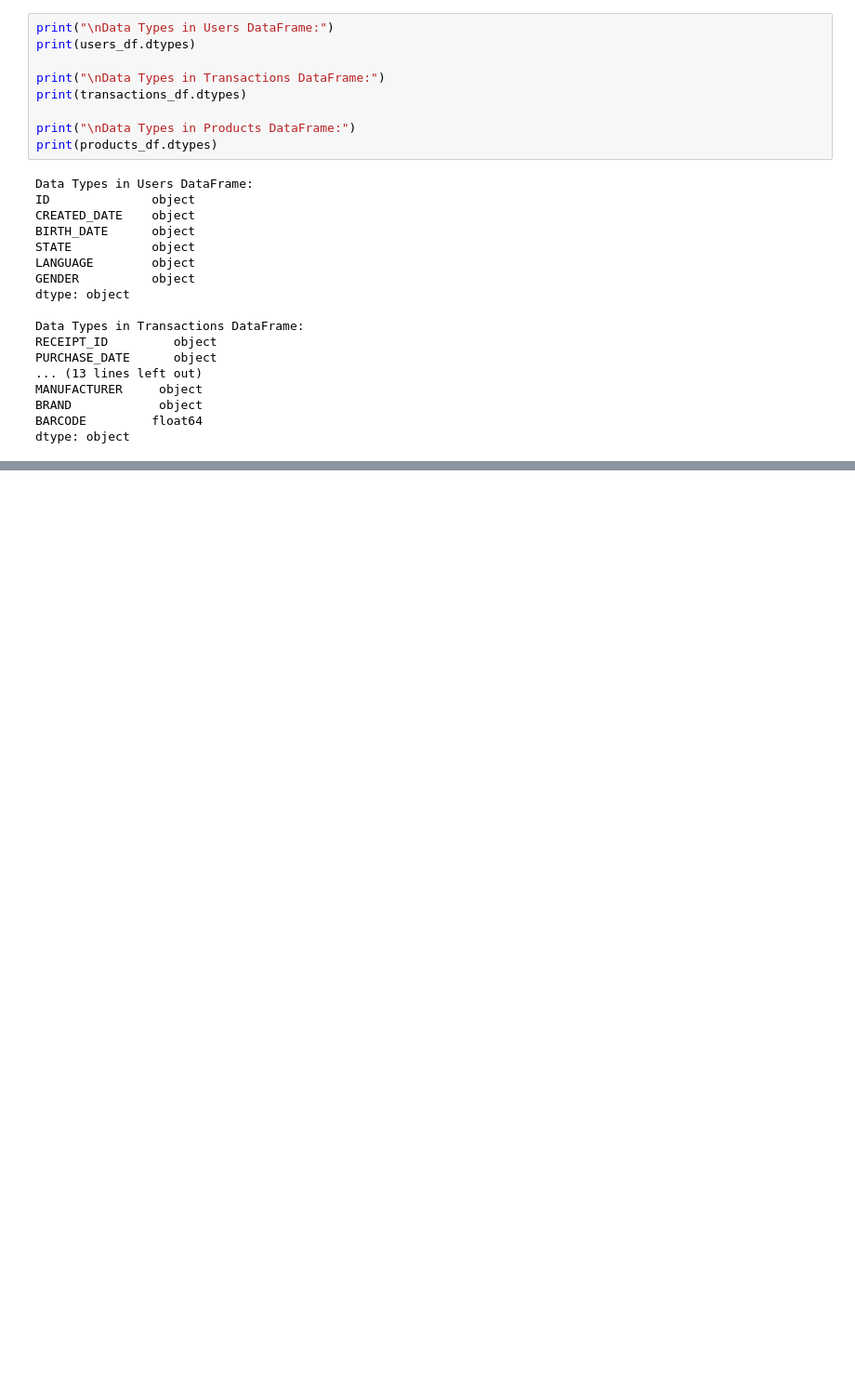
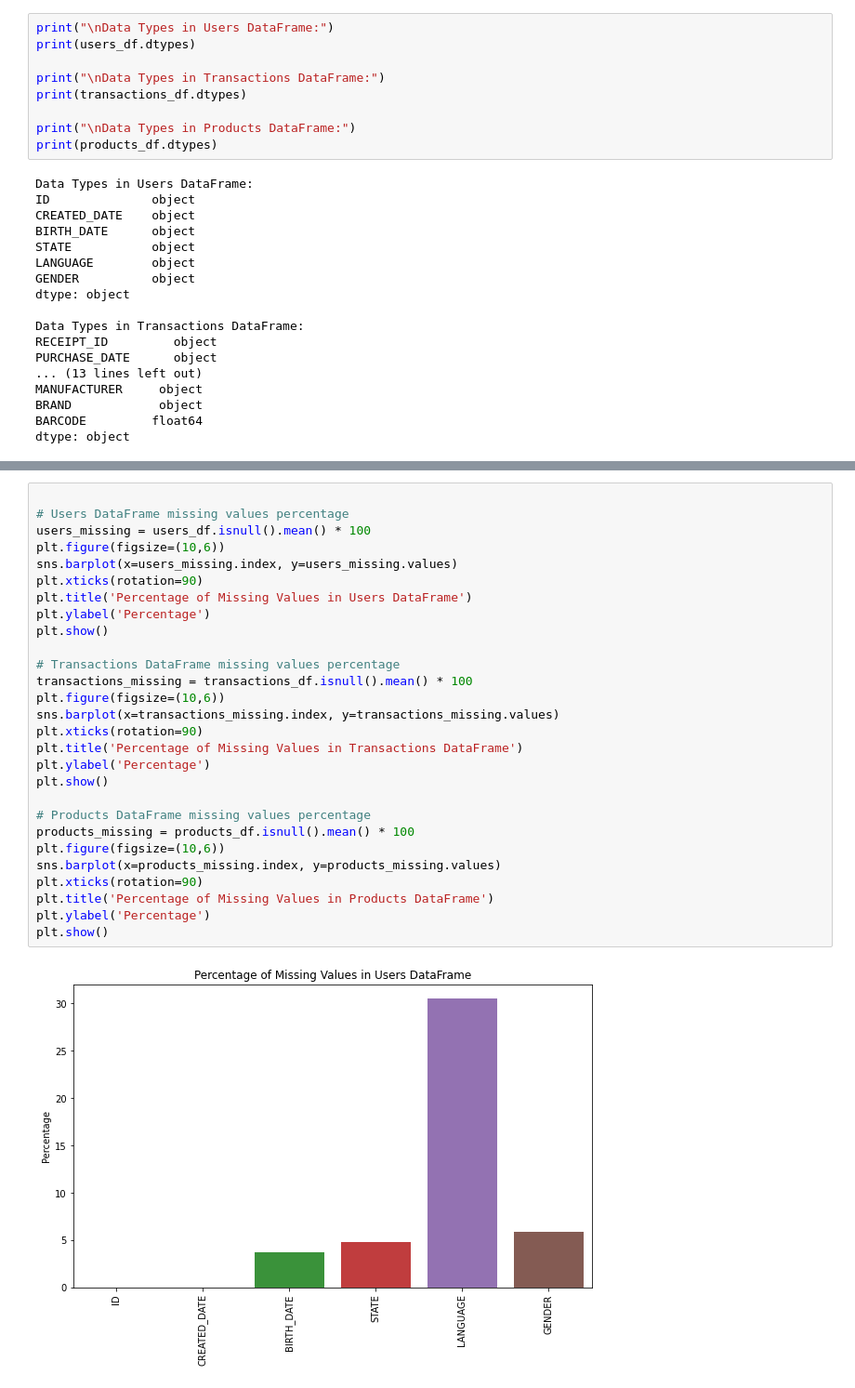
Before and after one commit to Venkatshrinithi/Shrinithi-Venkataachalam, a Jupyter notebook: notebooks/data_exploration.ipynb, the cells around one changed output, grey strips where cells are left out. Shown at 93% size. Cells and saved outputs as stored; diff of their text form; blank space fills up the shorter version.

```diff
--- a/notebooks/data_exploration.ipynb
+++ b/notebooks/data_exploration.ipynb
@@ -101,0 +255,30 @@ dtype: object
+# %%
+
+# Users DataFrame missing values percentage
+users_missing = users_df.isnull().mean() * 100
+plt.figure(figsize=(10,6))
+sns.barplot(x=users_missing.index, y=users_missing.values)
+plt.xticks(rotation=90)
+plt.title('Percentage of Missing Values in Users DataFrame')
+plt.ylabel('Percentage')
+plt.show()
+
+# Transactions DataFrame missing values percentage
+transactions_missing = transactions_df.isnull().mean() * 100
+plt.figure(figsize=(10,6))
+sns.barplot(x=transactions_missing.index, y=transactions_missing.values)
+plt.xticks(rotation=90)
+plt.title('Percentage of Missing Values in Transactions DataFrame')
+plt.ylabel('Percentage')
+plt.show()
+
+# Products DataFrame missing values percentage
+products_missing = products_df.isnull().mean() * 100
+plt.figure(figsize=(10,6))
+sns.barplot(x=products_missing.index, y=products_missing.values)
+plt.xticks(rotation=90)
+plt.title('Percentage of Missing Values in Products DataFrame')
+plt.ylabel('Percentage')
+plt.show()
+# %% [output]
+[figure, added]
```
Also changed, not shown: parts of 33 cells of this notebook.
